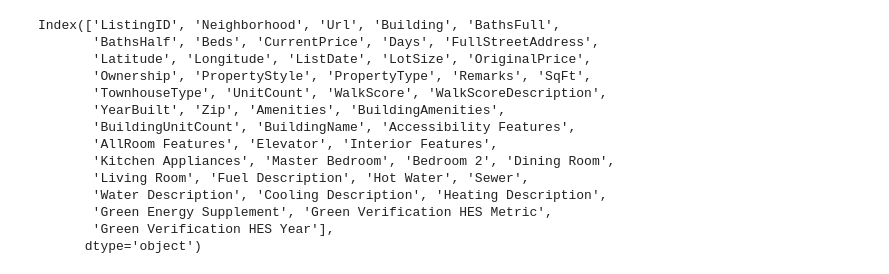
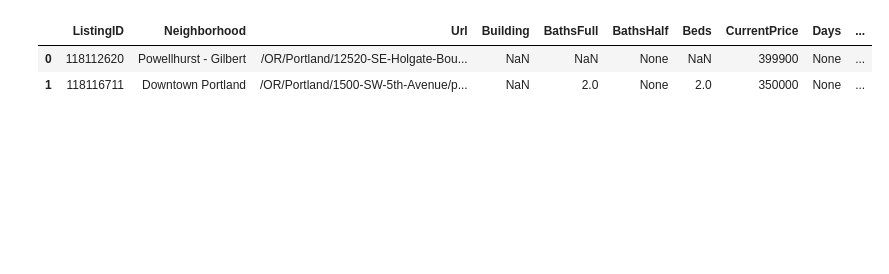
Before and after one commit to shelleyg-bit/nexthomee, a Jupyter notebook: explore.ipynb, the cells around one changed output. Drawn from its saved outputs; the diff is of its cells as text; code cells hidden in the pictures; blank space fills up the shorter version.

```diff
--- a/explore.ipynb
+++ b/explore.ipynb
@@ -87 +97,4 @@ home_scraper.download_listings()
+# %%
+with open('Portland, OR_homesnap_scraper.pickle', 'rb') as f:
+    portland_scraper = pickle.load(f)
 # %%
@@ -135,20 +148,20 @@ def clean_listing_details(listings_details):
     return pd.json_normalize(cleaned_listings_details)
 # %%
 cleaned_details = clean_listing_details(all_listings_details)
-# %%
-cleaned_details.columns
-# %% [output]
-Index(['ListingID', 'Neighborhood', 'Url', 'Building', 'BathsFull',
-       'BathsHalf', 'Beds', 'CurrentPrice', 'Days', 'FullStreetAddress',
-       'Latitude', 'Longitude', 'ListDate', 'LotSize', 'OriginalPrice',
-       'Ownership', 'PropertyStyle', 'PropertyType', 'Remarks', 'SqFt',
-       'TownhouseType', 'UnitCount', 'WalkScore', 'WalkScoreDescription',
-       'YearBuilt', 'Zip', 'Amenities', 'BuildingAmenities',
-       'BuildingUnitCount', 'BuildingName', 'Accessibility Features',
-       'AllRoom Features', 'Elevator', 'Interior Features',
-       'Kitchen Appliances', 'Master Bedroom', 'Bedroom 2', 'Dining Room',
-       'Living Room', 'Fuel Description', 'Hot Water', 'Sewer',
-       'Water Description', 'Cooling Description', 'Heating Description',
-       'Green Energy Supplement', 'Green Verification HES Metric',
-       'Green Verification HES Year'],
-      dtype='object')
+# %%
+def store_all_listings(filename, data):
+    # store to local system as pickle file
+    with open(filename, 'wb') as f:
+        pickle.dump(data, f)
+        return
+
+store_all_listings('portland_or_listings_df.pickle', cleaned_details)
+
+with open('portland_or_listings_df.pickle', 'rb') as f:
+    portland_listings = pickle.load(f)
+# %%
+portland_listings
+# %% [output]
+|  | ListingID | Neighborhood | Url | Building | BathsFull | BathsHalf | Beds | CurrentPrice | Days | ... |
+| 0 | 118112620 | Powellhurst - Gilbert | /OR/Portland/12520-SE-Holgate-Bou... | NaN | NaN | None | NaN | 399900 | None | ... |
+| 1 | 118116711 | Downtown Portland | /OR/Portland/1500-SW-5th-Avenue/p... | NaN | 2.0 | None | 2.0 | 350000 | None | ... |
```
Also changed, not shown: parts of 4 cells of this notebook.
